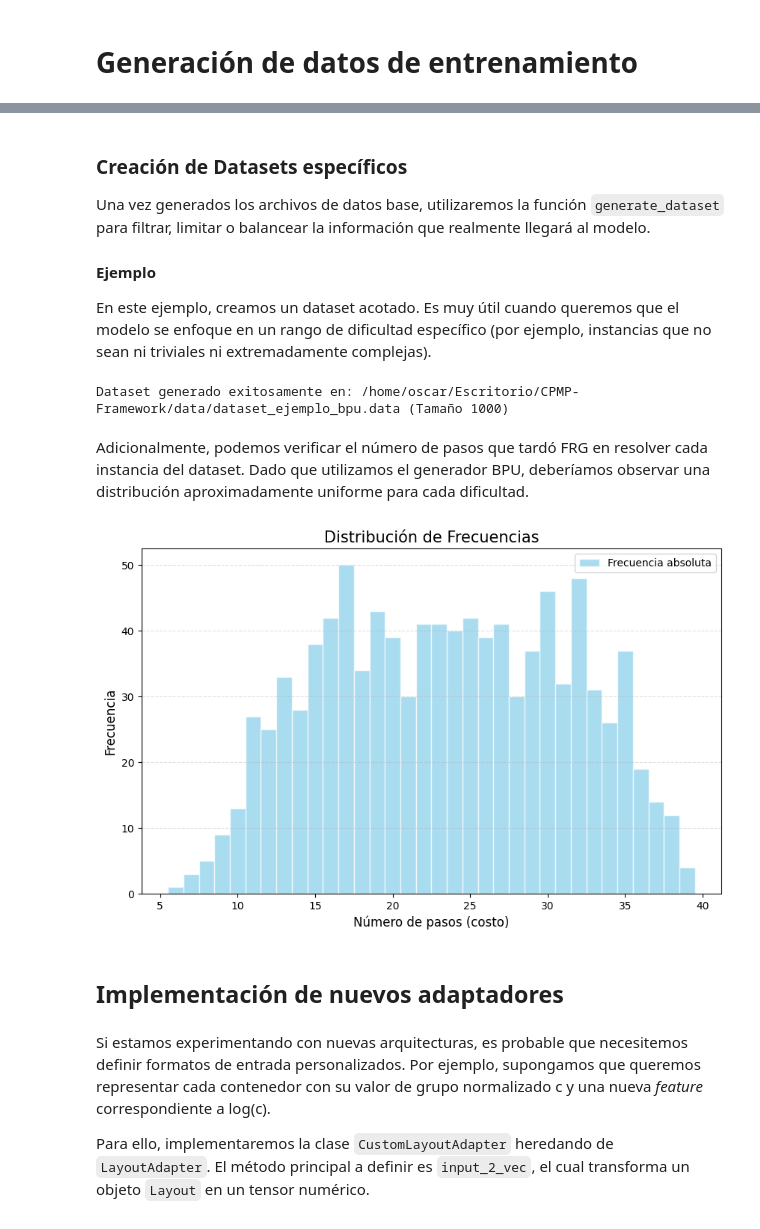
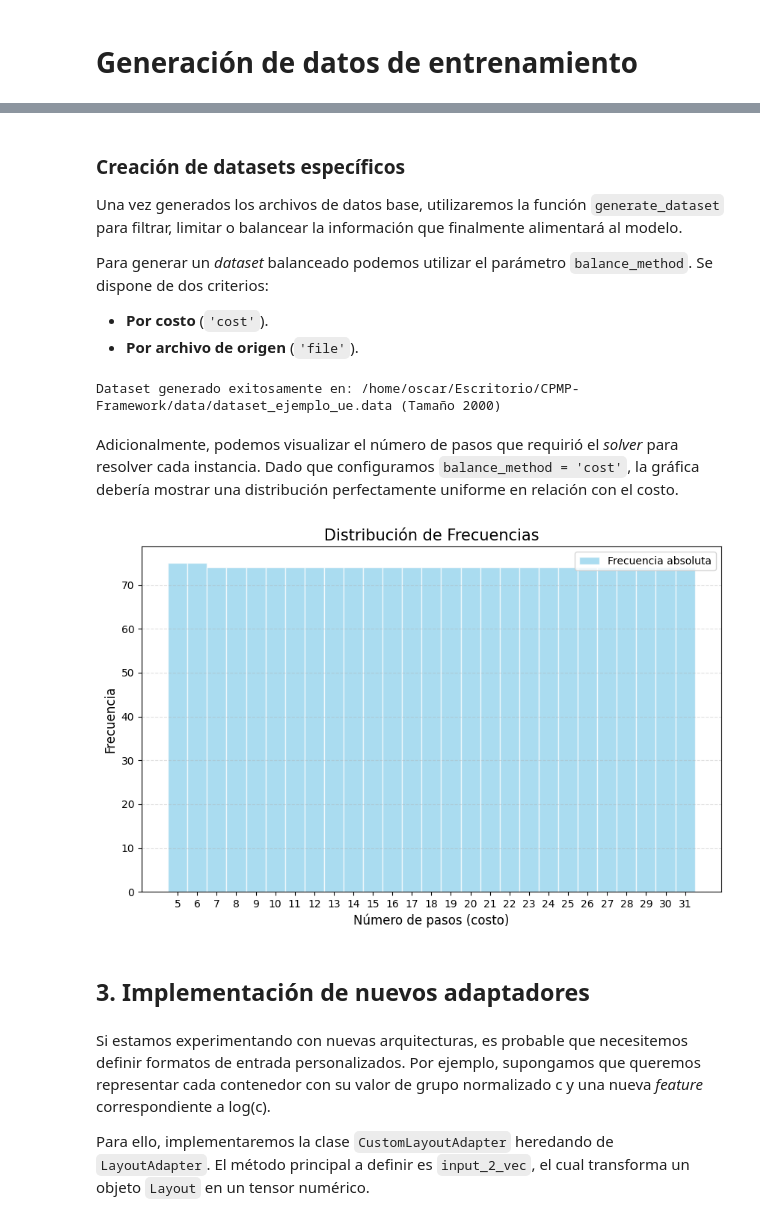
Before and after one commit to Ian-Misael/CPMP-Framework, a Jupyter notebook: notebooks/generation.ipynb, the cells around one changed output, grey strips where cells are left out. Drawn from its saved outputs; the diff is of its cells as text; code cells hidden in the pictures.

```diff
--- a/notebooks/generation.ipynb
+++ b/notebooks/generation.ipynb
@@ -104,33 +140,35 @@ Datos guardados en: /home/oscar/Escritorio/CPMP-Framework/data/ejemplo_bpu.data
 # %% [markdown]
-### Creación de Datasets específicos
+### Creación de datasets específicos
 
-Una vez generados los archivos de datos base, utilizaremos la función `generate_dataset` para filtrar, limitar o balancear la información que realmente llegará al modelo.
+Una vez generados los archivos de datos base, utilizaremos la función `generate_dataset` para filtrar, limitar o balancear la información que finalmente alimentará al modelo.
 
-#### Ejemplo
+Para generar un *dataset* balanceado podemos utilizar el parámetro `balance_method`. Se dispone de dos criterios:
 
-En este ejemplo, creamos un dataset acotado. Es muy útil cuando queremos que el modelo se enfoque en un rango de dificultad específico (por ejemplo, instancias que no sean ni triviales ni extremadamente complejas).
+- **Por costo** (`'cost'`).
+- **Por archivo de origen** (`'file'`).
 # %%
 from preprocessing.dataset import generate_dataset
 from analysis import plot_counts
 
-data_files = ["ejemplo_bpu.data"]
-max_size = 1000       # Limitamos a 1000 muestras totales
+data_files = ["ejemplo_ue.data"]
+max_size = 2000       # Limitamos a 2000 muestras totales
 min_cost = 5          # Solo instancias que requieran al menos 5 movimientos
 max_cost = 40         # Y como máximo 40
-output_name = "dataset_ejemplo_bpu.data"
+balance_method = 'cost'
+output_name = "dataset_ejemplo_ue.data"
 
-generate_dataset(data_files, output_name, min_cost, max_cost, max_size)
+generate_dataset(data_files, output_name, min_cost, max_cost, max_size, balance_method)
 # %% [output]
-Dataset generado exitosamente en: /home/oscar/Escritorio/CPMP-Framework/data/dataset_ejemplo_bpu.data (Tamaño 1000)
+Dataset generado exitosamente en: /home/oscar/Escritorio/CPMP-Framework/data/dataset_ejemplo_ue.data (Tamaño 2000)
 # %% [markdown]
-Adicionalmente, podemos verificar el número de pasos que tardó FRG en resolver cada instancia del dataset. Dado que utilizamos el generador BPU, deberíamos observar una distribución aproximadamente uniforme para cada dificultad.
+Adicionalmente, podemos visualizar el número de pasos que requirió el _solver_ para resolver cada instancia. Dado que configuramos `balance_method = 'cost'`, la gráfica debería mostrar una distribución perfectamente uniforme en relación con el costo.
 # %%
 # Verificación de la distribución resultante
-plot_counts("dataset_ejemplo_bpu.data")
+plot_counts("dataset_ejemplo_ue.data")
 # %% [output]
-[figure, old version]
+[figure, new version]
 # %% [markdown]
-## Implementación de nuevos adaptadores
+## 3. Implementación de nuevos adaptadores
 # %% [markdown]
 Si estamos experimentando con nuevas arquitecturas, es probable que necesitemos definir formatos de entrada personalizados. Por ejemplo, supongamos que queremos representar cada contenedor con su valor de grupo normalizado c y una nueva _feature_ correspondiente a log(c).
 
```
Also changed, not shown: parts of 8 cells of this notebook, 7 other files.
